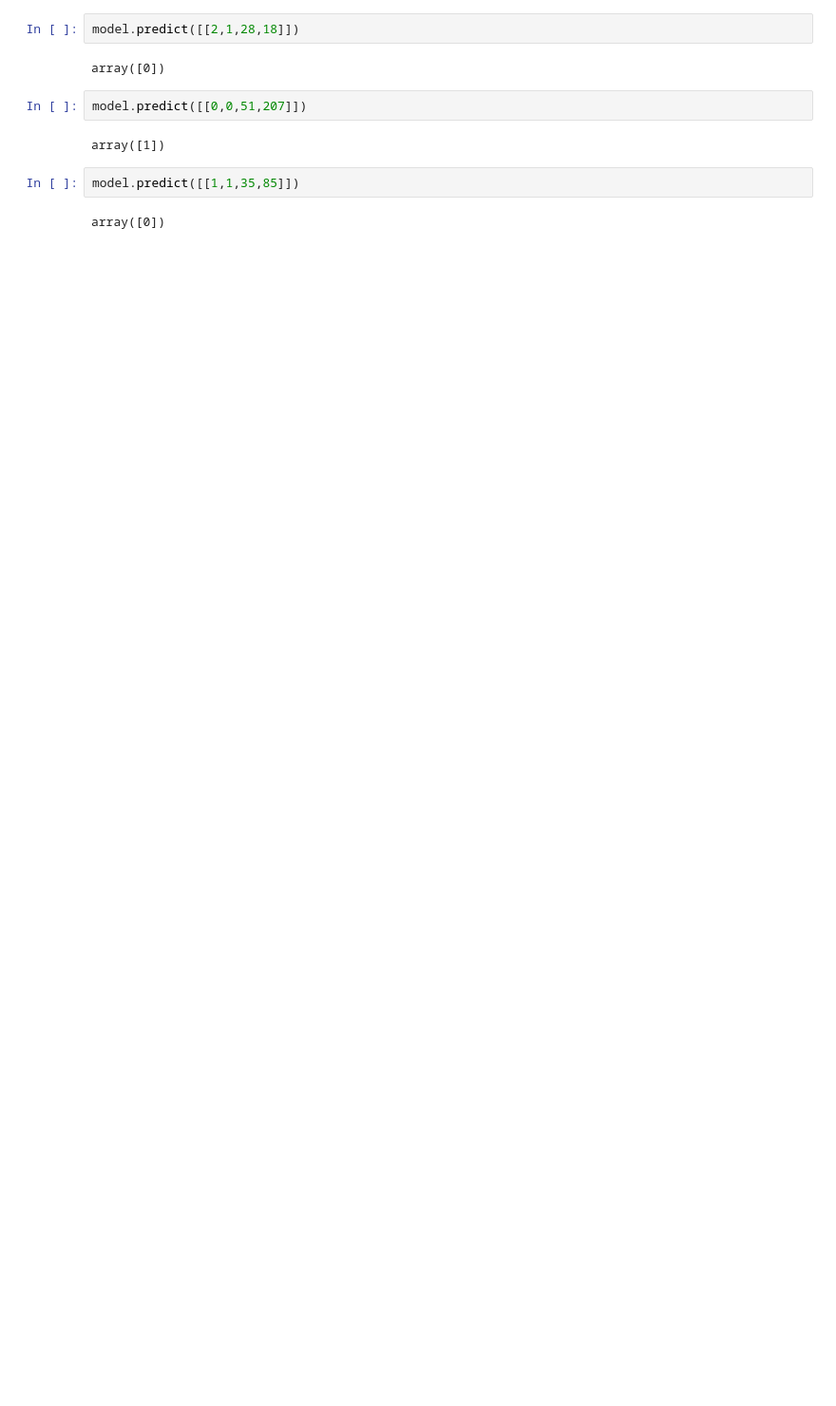
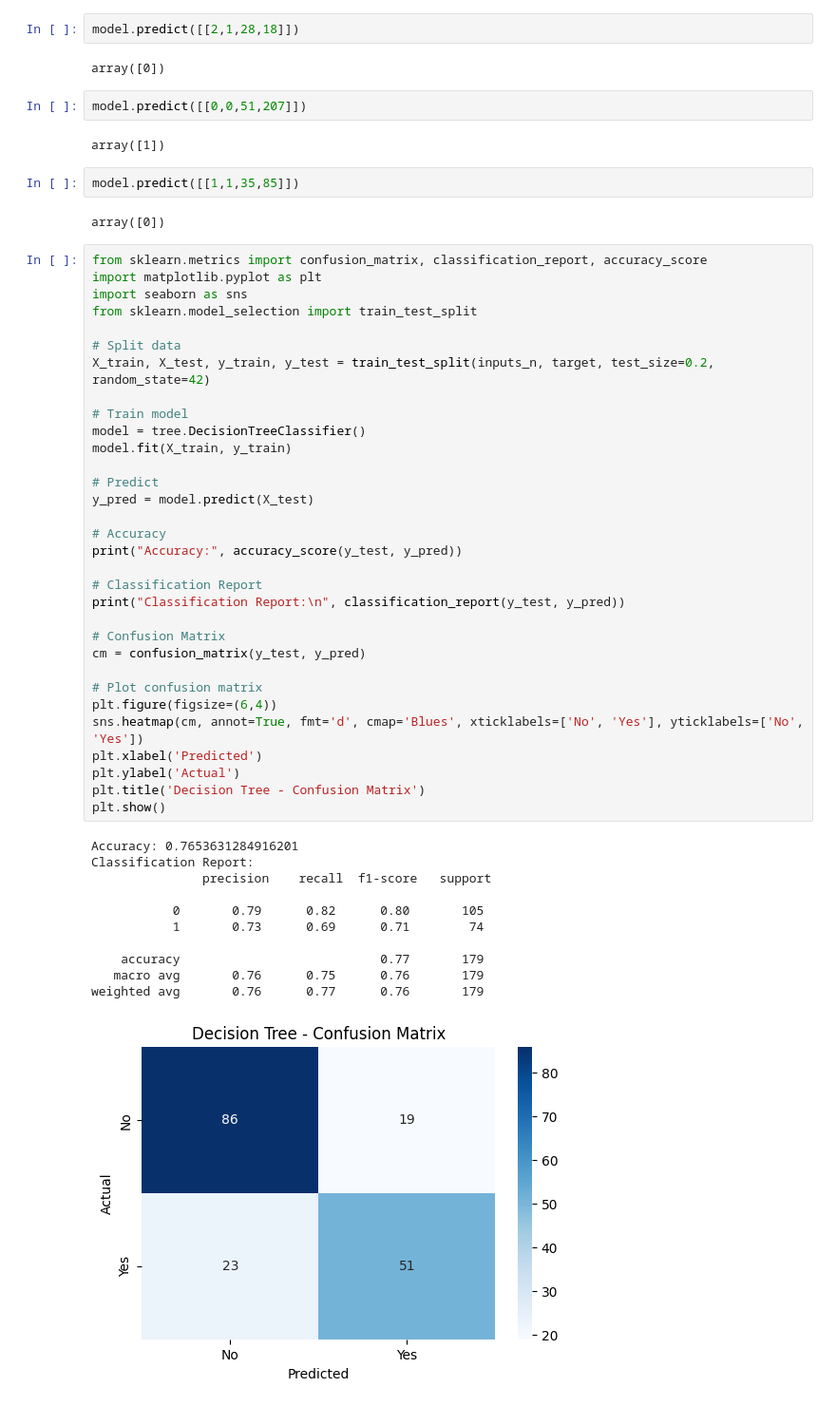
Before and after one commit to Ruhi1010/machine_learning, a Jupyter notebook: algorithm/decision_tree.ipynb, the cells around one changed output. Shown: that part at 95% size. Cells and saved outputs as stored; diff of their text form; blank space fills up the shorter version.

```diff
--- a/algorithm/decision_tree.ipynb
+++ b/algorithm/decision_tree.ipynb
@@ -268,3 +268,47 @@ array([1])
 model.predict([[1,1,35,85]])
 # %% [output]
 array([0])
+# %%
+from sklearn.metrics import confusion_matrix, classification_report, accuracy_score
+import matplotlib.pyplot as plt
+import seaborn as sns
+from sklearn.model_selection import train_test_split
+
+# Split data
+X_train, X_test, y_train, y_test = train_test_split(inputs_n, target, test_size=0.2, random_state=42)
+
+# Train model
+model = tree.DecisionTreeClassifier()
+model.fit(X_train, y_train)
+
+# Predict
+y_pred = model.predict(X_test)
+
+# Accuracy
+print("Accuracy:", accuracy_score(y_test, y_pred))
+
+# Classification Report
+print("Classification Report:\n", classification_report(y_test, y_pred))
+
+# Confusion Matrix
+cm = confusion_matrix(y_test, y_pred)
+
+# Plot confusion matrix
+plt.figure(figsize=(6,4))
+sns.heatmap(cm, annot=True, fmt='d', cmap='Blues', xticklabels=['No', 'Yes'], yticklabels=['No', 'Yes'])
+plt.xlabel('Predicted')
+plt.ylabel('Actual')
+plt.title('Decision Tree - Confusion Matrix')
+plt.show()
+# %% [output]
+Accuracy: 0.7653631284916201
+Classification Report:
+               precision    recall  f1-score   support
+
+           0       0.79      0.82      0.80       105
+           1       0.73      0.69      0.71        74
+
+    accuracy                           0.77       179
+   macro avg       0.76      0.75      0.76       179
+weighted avg       0.76      0.77      0.76       179
+[figure, added]
```
Also changed, not shown: parts of 10 cells of this notebook, 2 other files.
